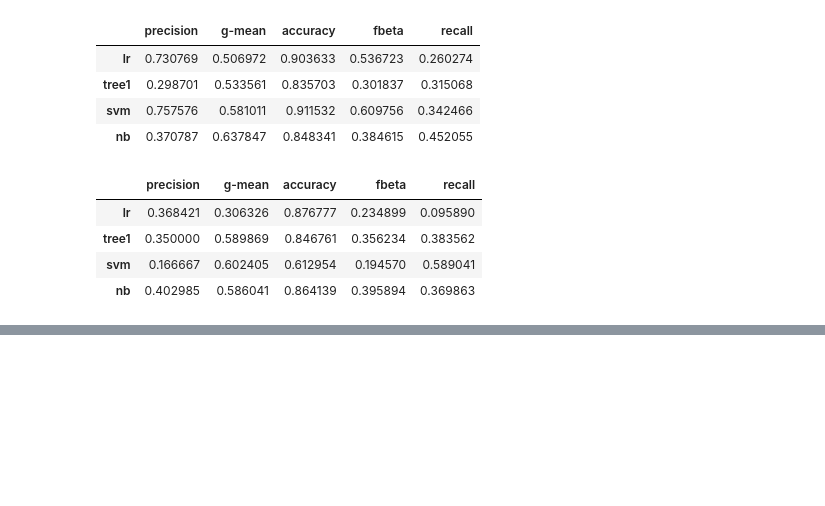
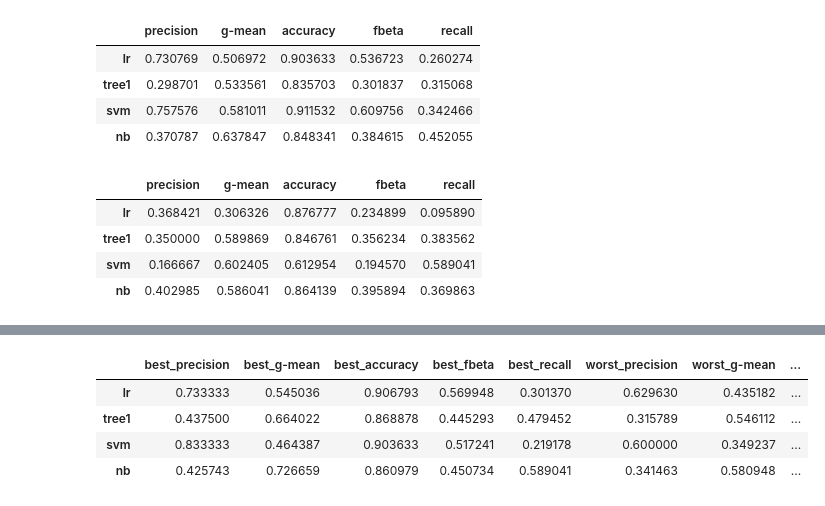
Before and after one commit to AristocratesJ/Bank-Marketing-Classification-Task, a Jupyter notebook: feature_engineering.ipynb, the cells around one changed output, grey strips where cells are left out. Saved outputs shown, nothing was run; the diff lists cells and outputs as text; code cells hidden in the pictures; blank space fills up the shorter version.

```diff
--- a/feature_engineering.ipynb
+++ b/feature_engineering.ipynb
@@ -1000,0 +1066,60 @@ df
+# %%
+# po usunięciu niektórych kolumn, odjęciu days
+skf = StratifiedKFold(n_splits=5, random_state=seed, shuffle=True)
+stats = {"precision": np.array([]), "g-mean": np.array([]), "accuracy": np.array([]), "fbeta": np.array([]), "recall": np.array([])}
+
+for i, (train_idx, test_idx) in enumerate(skf.split(X, y)):
+    lr = LogisticRegression(max_iter=500, random_state=seed)
+    tree1 = DecisionTreeClassifier(random_state=seed)
+    svm = SVC(kernel="linear", random_state=seed, max_iter=5000, probability=True)
+    nb = GaussianNB()
+
+    models = [lr, tree1, svm, nb]
+
+    for model in models:
+        pipe = Pipeline([
+        ("dropper", ColumnDropper(["day", "pdays", "default", 'poutcome_unknown', 'contact_unknown', 'job_unknown'])),
+        ("balance_binner", BalanceBinner()),
+        ("bin_previous", PreviousBinner()),
+        ("transformer _ age, campaign", LogStdTransformer(["age", "campaign"])),
+        ("transformer _ duration", MinMaxTransformer(["duration"])),
+        ("model", model)
+        ])
+        a, b, c, d, e = get_my_metrics(pipe, X.loc[train_idx], X.loc[test_idx], y.loc[train_idx], y.loc[test_idx])
+        stats["precision"] = np.append(stats["precision"], a)
+        stats["g-mean"] = np.append(stats["g-mean"], b)
+        stats["accuracy"] = np.append(stats["accuracy"], c)
+        stats["fbeta"] = np.append(stats["fbeta"], d)
+        stats["recall"] = np.append(stats["recall"], e)
+
+
+result_stats = {"best_precision": [], "best_g-mean": [], "best_accuracy": [], "best_fbeta": [], "best_recall": [],
+                "worst_precision": [], "worst_g-mean": [], "worst_accuracy": [], "worst_fbeta": [], "worst_recall": [],
+                "mean_precision": [], "mean_g-mean": [], "mean_accuracy": [], "mean_fbeta": [], "mean_recall": []
+               }
+df = pd.DataFrame(stats)
+for model_idx in range(4):
+    result_stats["best_precision"].append(df.loc[model_idx::4, "precision"].max())
+    result_stats["best_g-mean"].append(df.loc[model_idx::4, "g-mean"].max())
+    result_stats["best_accuracy"].append(df.loc[model_idx::4, "accuracy"].max())
+    result_stats["best_fbeta"].append(df.loc[model_idx::4, "fbeta"].max())
+    result_stats["best_recall"].append(df.loc[model_idx::4, "recall"].max())
+    result_stats["worst_precision"].append(df.loc[model_idx::4, "precision"].min())
+    result_stats["worst_g-mean"].append(df.loc[model_idx::4, "g-mean"].min())
+    result_stats["worst_accuracy"].append(df.loc[model_idx::4, "accuracy"].min())
+    result_stats["worst_fbeta"].append(df.loc[model_idx::4, "fbeta"].min())
+    result_stats["worst_recall"].append(df.loc[model_idx::4, "recall"].min())
+    result_stats["mean_precision"].append(df.loc[model_idx::4, "precision"].mean())
+    result_stats["mean_g-mean"].append(df.loc[model_idx::4, "g-mean"].mean())
+    result_stats["mean_accuracy"].append(df.loc[model_idx::4, "accuracy"].mean())
+    result_stats["mean_fbeta"].append(df.loc[model_idx::4, "fbeta"].mean())
+    result_stats["mean_recall"].append(df.loc[model_idx::4, "recall"].mean())
+df = pd.DataFrame(result_stats)
+df.index = ["lr", "tree1", "svm", "nb"]
+df
+# %% [output]
+|  | best_precision | best_g-mean | best_accuracy | best_fbeta | best_recall | worst_precision | worst_g-mean | ... |
+| lr | 0.733333 | 0.545036 | 0.906793 | 0.569948 | 0.301370 | 0.629630 | 0.435182 | ... |
+| tree1 | 0.437500 | 0.664022 | 0.868878 | 0.445293 | 0.479452 | 0.315789 | 0.546112 | ... |
+| svm | 0.833333 | 0.464387 | 0.903633 | 0.517241 | 0.219178 | 0.600000 | 0.349237 | ... |
+| nb | 0.425743 | 0.726659 | 0.860979 | 0.450734 | 0.589041 | 0.341463 | 0.580948 | ... |
```
Also changed, not shown: parts of 19 cells of this notebook.
